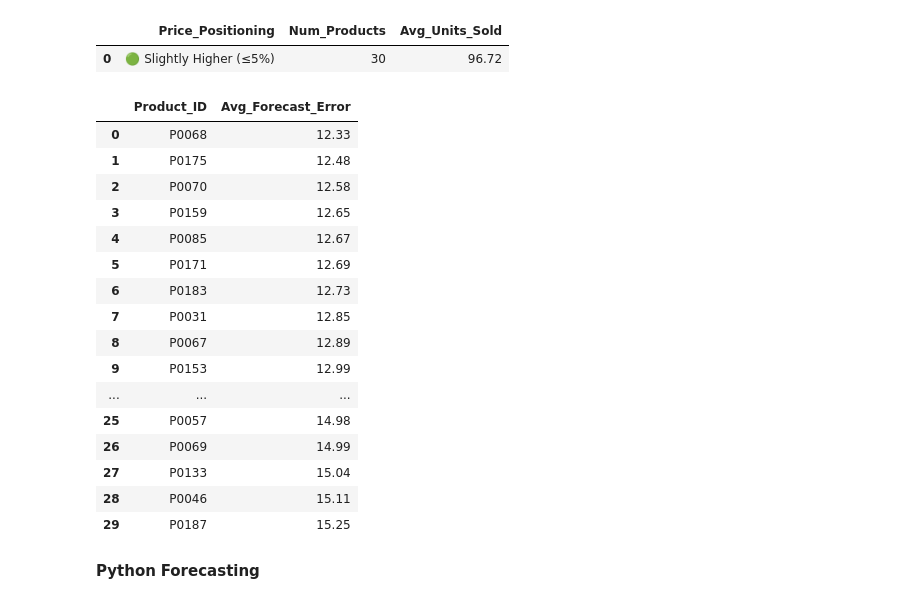
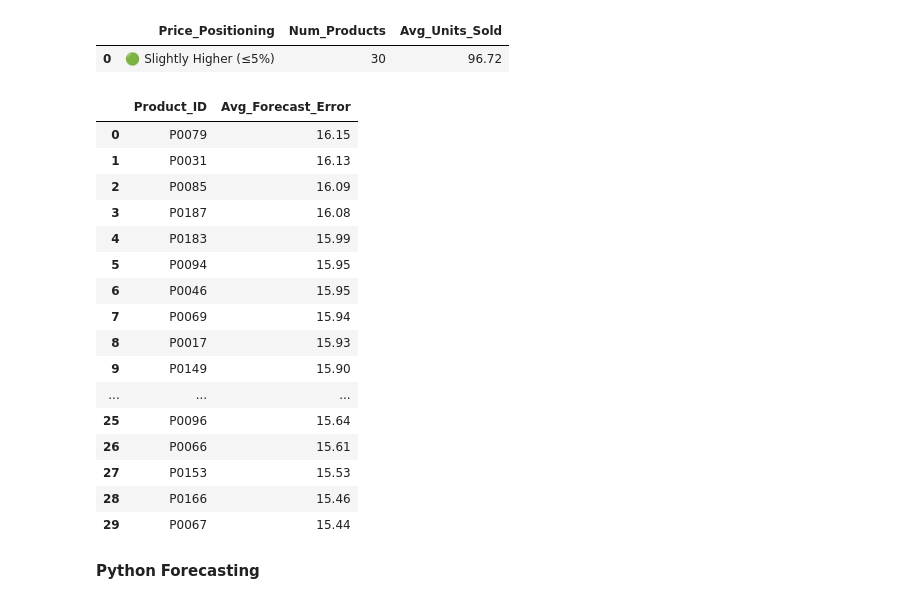
Before and after one commit to gnaneshgunda/Inventory_management, a Jupyter notebook: sql-task-2.ipynb, the cells around one changed output. Cells and saved outputs as stored; diff of their text form; code cells hidden in the pictures.

```diff
--- a/sql-task-2.ipynb
+++ b/sql-task-2.ipynb
@@ -401,31 +440,31 @@ pd.read_sql_query(query7b, conn)
 # %%
 #Forecast Accuracy
 query8 = """
 SELECT Product_ID,
-       ROUND(AVG(ABS(Units_Sold - Demand_Forecast)), 2) AS Avg_Forecast_Error
+       100*ROUND(AVG(ABS(Units_Sold - Demand_Forecast)/Units_Sold), 4) AS Avg_Forecast_Error
 FROM InventoryData
 GROUP BY Product_ID
-ORDER BY Avg_Forecast_Error;
+ORDER BY Avg_Forecast_Error DESC;
 """
 pd.read_sql_query(query8, conn)
 # %% [output]
 |  | Product_ID | Avg_Forecast_Error |
-| 0 | P0068 | 12.33 |
-| 1 | P0175 | 12.48 |
-| 2 | P0070 | 12.58 |
-| 3 | P0159 | 12.65 |
-| 4 | P0085 | 12.67 |
-| 5 | P0171 | 12.69 |
-| 6 | P0183 | 12.73 |
-| 7 | P0031 | 12.85 |
-| 8 | P0067 | 12.89 |
-| 9 | P0153 | 12.99 |
+| 0 | P0079 | 16.15 |
+| 1 | P0031 | 16.13 |
+| 2 | P0085 | 16.09 |
+| 3 | P0187 | 16.08 |
+| 4 | P0183 | 15.99 |
+| 5 | P0094 | 15.95 |
+| 6 | P0046 | 15.95 |
+| 7 | P0069 | 15.94 |
+| 8 | P0017 | 15.93 |
+| 9 | P0149 | 15.90 |
 | ... | ... | ... |
-| 25 | P0057 | 14.98 |
-| 26 | P0069 | 14.99 |
-| 27 | P0133 | 15.04 |
-| 28 | P0046 | 15.11 |
-| 29 | P0187 | 15.25 |
+| 25 | P0096 | 15.64 |
+| 26 | P0066 | 15.61 |
+| 27 | P0153 | 15.53 |
+| 28 | P0166 | 15.46 |
+| 29 | P0067 | 15.44 |
 # %% [markdown]
 
 
```
Also changed, not shown: parts of 10 cells of this notebook, 3 other files.
